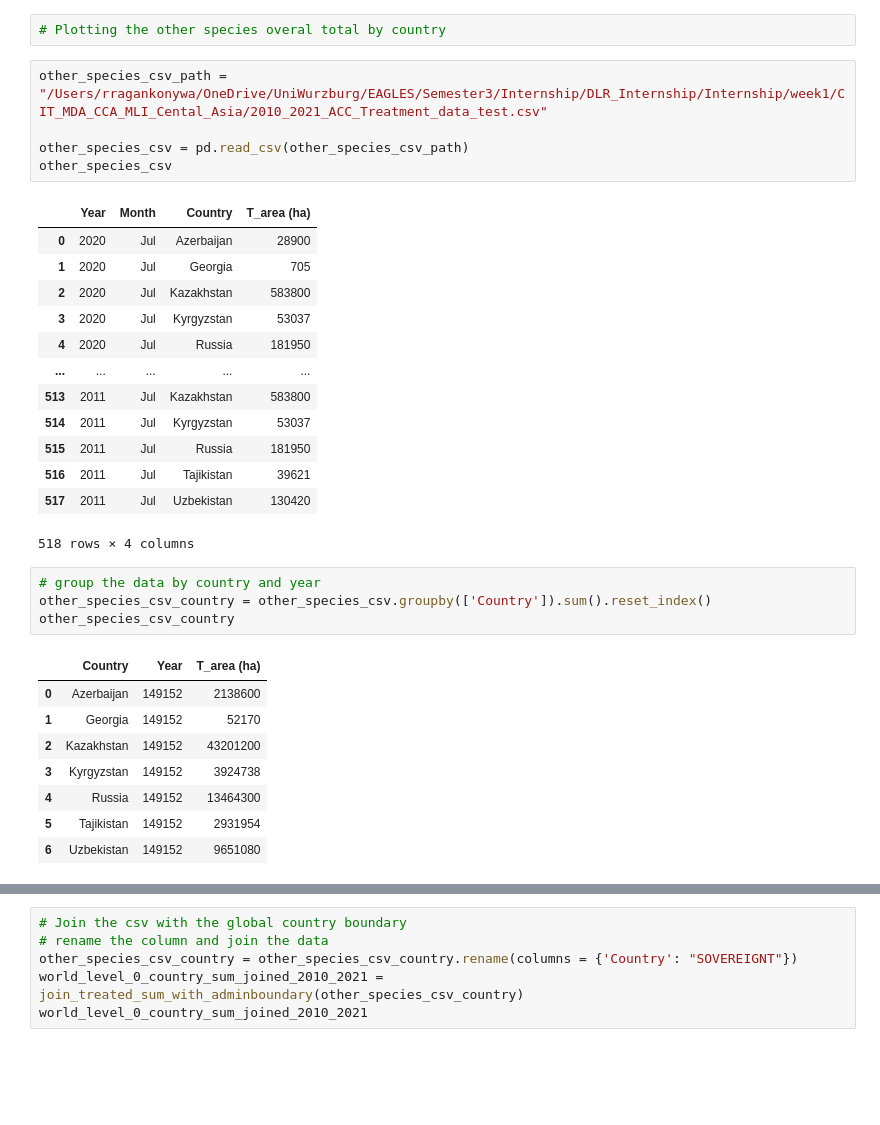
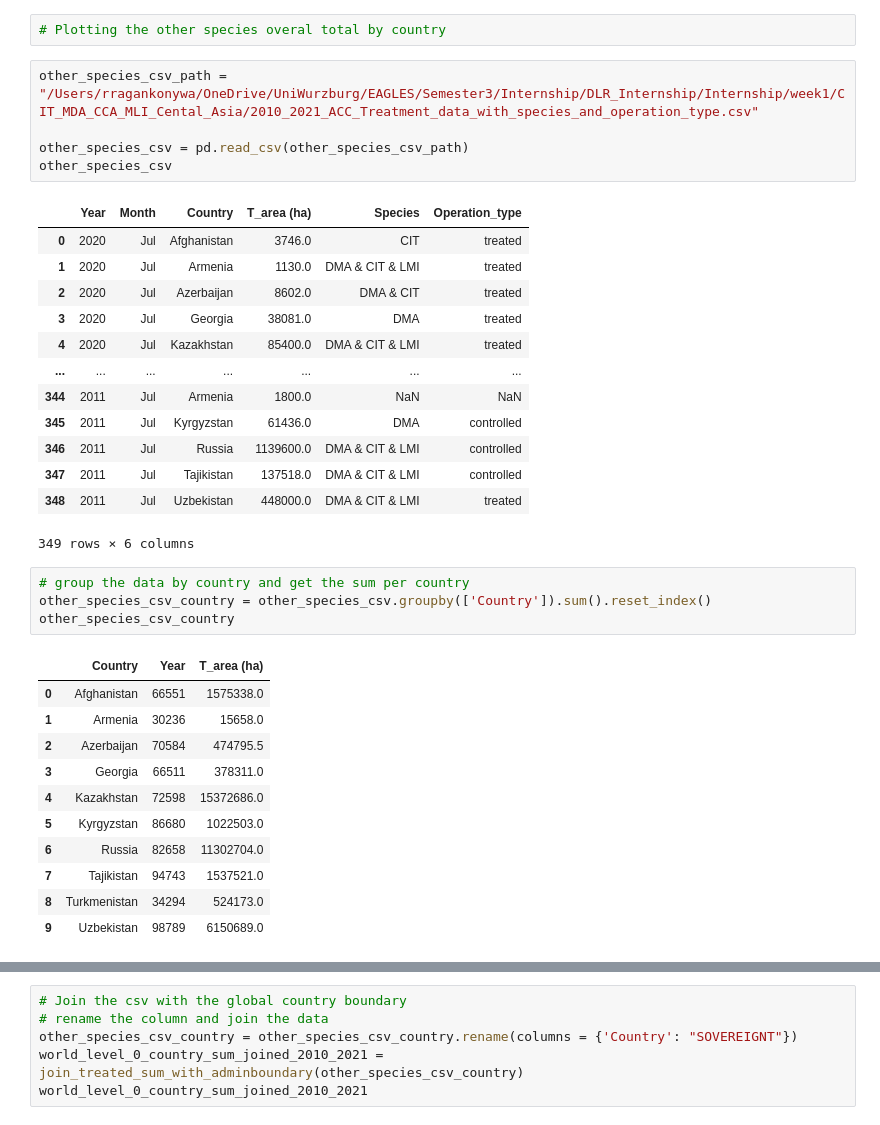
Before and after one commit to Reaganokoth/internship, a Jupyter notebook: Plotting_DL_treatment.ipynb, the cells around one changed output, grey strips where cells are left out. Drawn from its saved outputs; the diff is of its cells as text; blank space fills up the shorter version.

```diff
--- a/Plotting_DL_treatment.ipynb
+++ b/Plotting_DL_treatment.ipynb
@@ -657,34 +659,37 @@ def unique(list_):
 # %%
 # Plotting the other species overal total by country
 # %%
-other_species_csv_path = "/Users/rragankonywa/OneDrive/UniWurzburg/EAGLES/Semester3/Internship/DLR_Internship/Internship/week1/CIT_MDA_CCA_MLI_Cental_Asia/2010_2021_ACC_Treatment_data_test.csv"
+other_species_csv_path = "/Users/rragankonywa/OneDrive/UniWurzburg/EAGLES/Semester3/Internship/DLR_Internship/Internship/week1/CIT_MDA_CCA_MLI_Cental_Asia/2010_2021_ACC_Treatment_data_with_species_and_operation_type.csv"
 
 other_species_csv = pd.read_csv(other_species_csv_path)
 other_species_csv
 # %% [output]
-|  | Year | Month | Country | T_area (ha) |
-| 0 | 2020 | Jul | Azerbaijan | 28900 |
-| 1 | 2020 | Jul | Georgia | 705 |
-| 2 | 2020 | Jul | Kazakhstan | 583800 |
-| 3 | 2020 | Jul | Kyrgyzstan | 53037 |
-| 4 | 2020 | Jul | Russia | 181950 |
-| ... | ... | ... | ... | ... |
-| 513 | 2011 | Jul | Kazakhstan | 583800 |
-| 514 | 2011 | Jul | Kyrgyzstan | 53037 |
-| 515 | 2011 | Jul | Russia | 181950 |
-| 516 | 2011 | Jul | Tajikistan | 39621 |
-| 517 | 2011 | Jul | Uzbekistan | 130420 |
+|  | Year | Month | Country | T_area (ha) | Species | Operation_type |
+| 0 | 2020 | Jul | Afghanistan | 3746.0 | CIT | treated |
+| 1 | 2020 | Jul | Armenia | 1130.0 | DMA & CIT & LMI | treated |
+| 2 | 2020 | Jul | Azerbaijan | 8602.0 | DMA & CIT | treated |
+| 3 | 2020 | Jul | Georgia | 38081.0 | DMA | treated |
+| 4 | 2020 | Jul | Kazakhstan | 85400.0 | DMA & CIT & LMI | treated |
+| ... | ... | ... | ... | ... | ... | ... |
+| 344 | 2011 | Jul | Armenia | 1800.0 | NaN | NaN |
+| 345 | 2011 | Jul | Kyrgyzstan | 61436.0 | DMA | controlled |
+| 346 | 2011 | Jul | Russia | 1139600.0 | DMA & CIT & LMI | controlled |
+| 347 | 2011 | Jul | Tajikistan | 137518.0 | DMA & CIT & LMI | controlled |
+| 348 | 2011 | Jul | Uzbekistan | 448000.0 | DMA & CIT & LMI | treated |
-518 rows × 4 columns
+349 rows × 6 columns
 # %%
-# group the data by country and year
+# group the data by country and get the sum per country
 other_species_csv_country = other_species_csv.groupby(['Country']).sum().reset_index()
 other_species_csv_country
 # %% [output]
 |  | Country | Year | T_area (ha) |
-| 0 | Azerbaijan | 149152 | 2138600 |
-| 1 | Georgia | 149152 | 52170 |
-| 2 | Kazakhstan | 149152 | 43201200 |
-| 3 | Kyrgyzstan | 149152 | 3924738 |
-| 4 | Russia | 149152 | 13464300 |
-| 5 | Tajikistan | 149152 | 2931954 |
-| 6 | Uzbekistan | 149152 | 9651080 |
+| 0 | Afghanistan | 66551 | 1575338.0 |
+| 1 | Armenia | 30236 | 15658.0 |
+| 2 | Azerbaijan | 70584 | 474795.5 |
+| 3 | Georgia | 66511 | 378311.0 |
+| 4 | Kazakhstan | 72598 | 15372686.0 |
+| 5 | Kyrgyzstan | 86680 | 1022503.0 |
+| 6 | Russia | 82658 | 11302704.0 |
+| 7 | Tajikistan | 94743 | 1537521.0 |
+| 8 | Turkmenistan | 34294 | 524173.0 |
+| 9 | Uzbekistan | 98789 | 6150689.0 |
```
Also changed, not shown: parts of 4 cells of this notebook.
